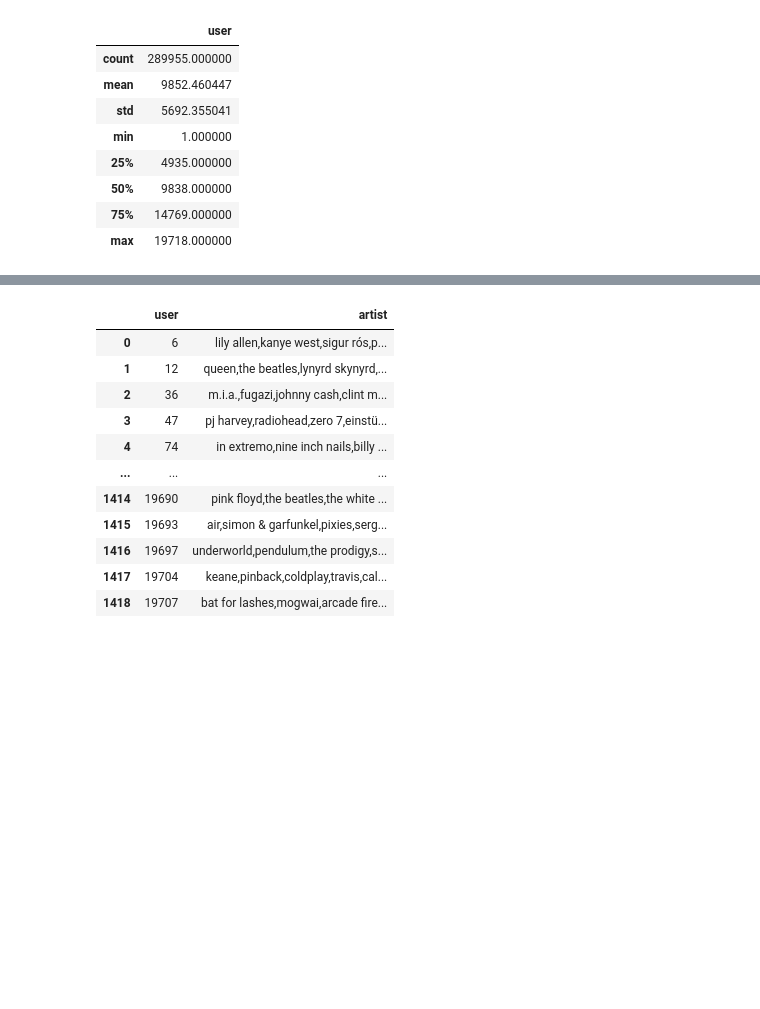
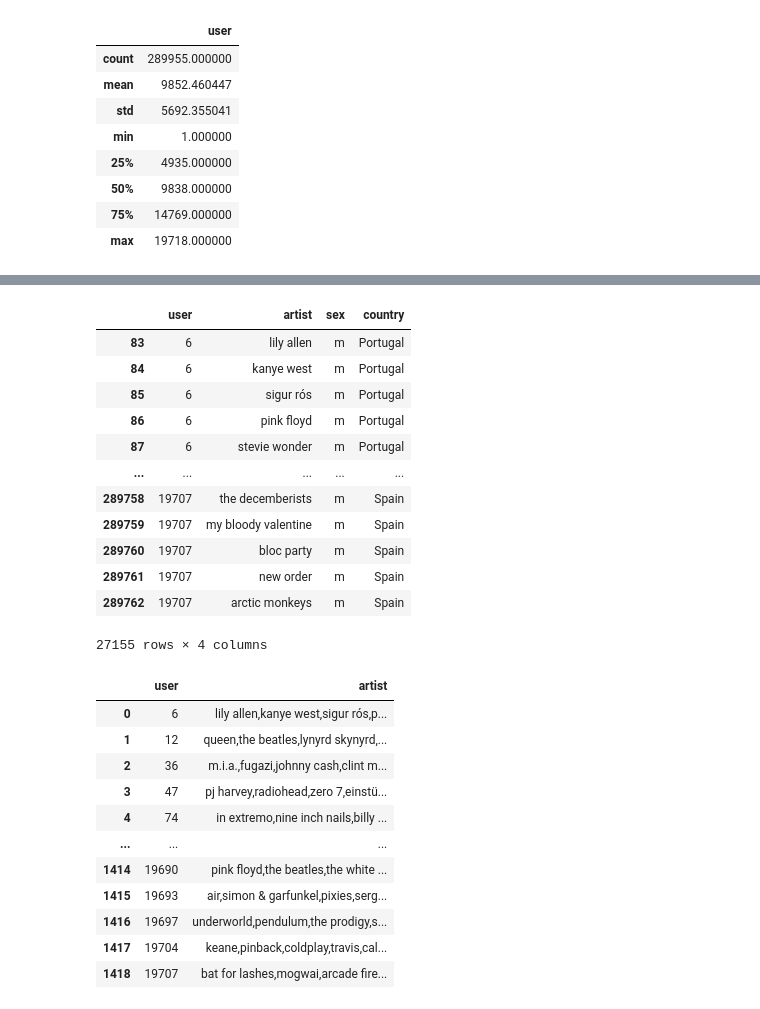
Before and after one commit to ostrenkota/IAD, a Jupyter notebook: lab2/Hometask 2 - LastFM mining.ipynb, the cells around one changed output, grey strips where cells are left out. Drawn from its saved outputs; the diff is of its cells as text; code cells hidden in the pictures; blank space fills up the shorter version.

```diff
--- a/lab2/Hometask 2 - LastFM mining.ipynb
+++ b/lab2/Hometask 2 - LastFM mining.ipynb
@@ -63,3 +70,21 @@ data.head()
+# %%
+#удалим строки с артистом '[unknown]'
+data = data.drop(data[data['artist']=='[unknown]'].index)
+data
+# %% [output]
+|  | user | artist | sex | country |
+| 83 | 6 | lily allen | m | Portugal |
+| 84 | 6 | kanye west | m | Portugal |
+| 85 | 6 | sigur rós | m | Portugal |
+| 86 | 6 | pink floyd | m | Portugal |
+| 87 | 6 | stevie wonder | m | Portugal |
+| ... | ... | ... | ... | ... |
+| 289758 | 19707 | the decemberists | m | Spain |
+| 289759 | 19707 | my bloody valentine | m | Spain |
+| 289760 | 19707 | bloc party | m | Spain |
+| 289761 | 19707 | new order | m | Spain |
+| 289762 | 19707 | arctic monkeys | m | Spain |
+27155 rows × 4 columns
 # %%
 data_by_invoice = data.groupby(['user'])['artist'].apply(lambda x: ','.join(x)).reset_index()
 data_by_invoice
```
Also changed, not shown: parts of 6 cells of this notebook.
